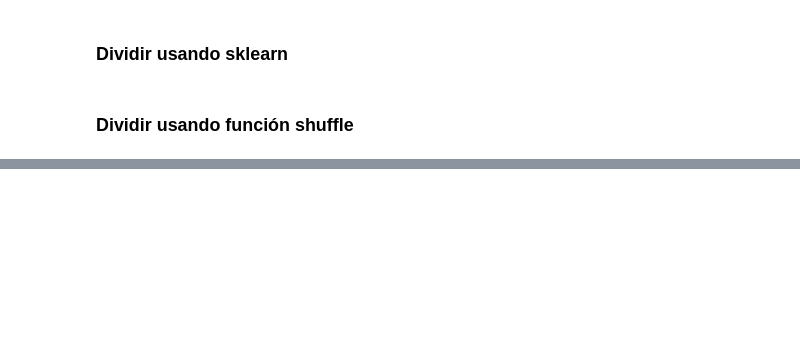
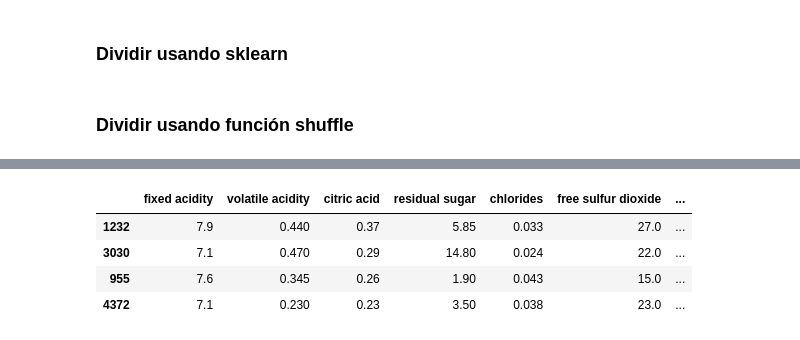
Before and after one commit to Byhako/cursoUdemyAI, a Jupyter notebook: notebooks/03-1-train_and_test_data.ipynb, the cells around one changed output, grey strips where cells are left out. Saved outputs shown, nothing was run; the diff lists cells and outputs as text; code cells hidden in the pictures; blank space fills up the shorter version.

```diff
--- a/notebooks/03-1-train_and_test_data.ipynb
+++ b/notebooks/03-1-train_and_test_data.ipynb
@@ -49,0 +65,9 @@ testing = data[cut_id+1:]
+# %%
+white_vine = pd.read_csv('../datasets/wine/winequality-white.csv', sep=';')
+white_vine.sample(4)
+# %% [output]
+|  | fixed acidity | volatile acidity | citric acid | residual sugar | chlorides | free sulfur dioxide | ... |
+| 1232 | 7.9 | 0.440 | 0.37 | 5.85 | 0.033 | 27.0 | ... |
+| 3030 | 7.1 | 0.470 | 0.29 | 14.80 | 0.024 | 22.0 | ... |
+| 955 | 7.6 | 0.345 | 0.26 | 1.90 | 0.043 | 15.0 | ... |
+| 4372 | 7.1 | 0.230 | 0.23 | 3.50 | 0.038 | 23.0 | ... |
```
Also changed, not shown: parts of 23 cells of this notebook.
